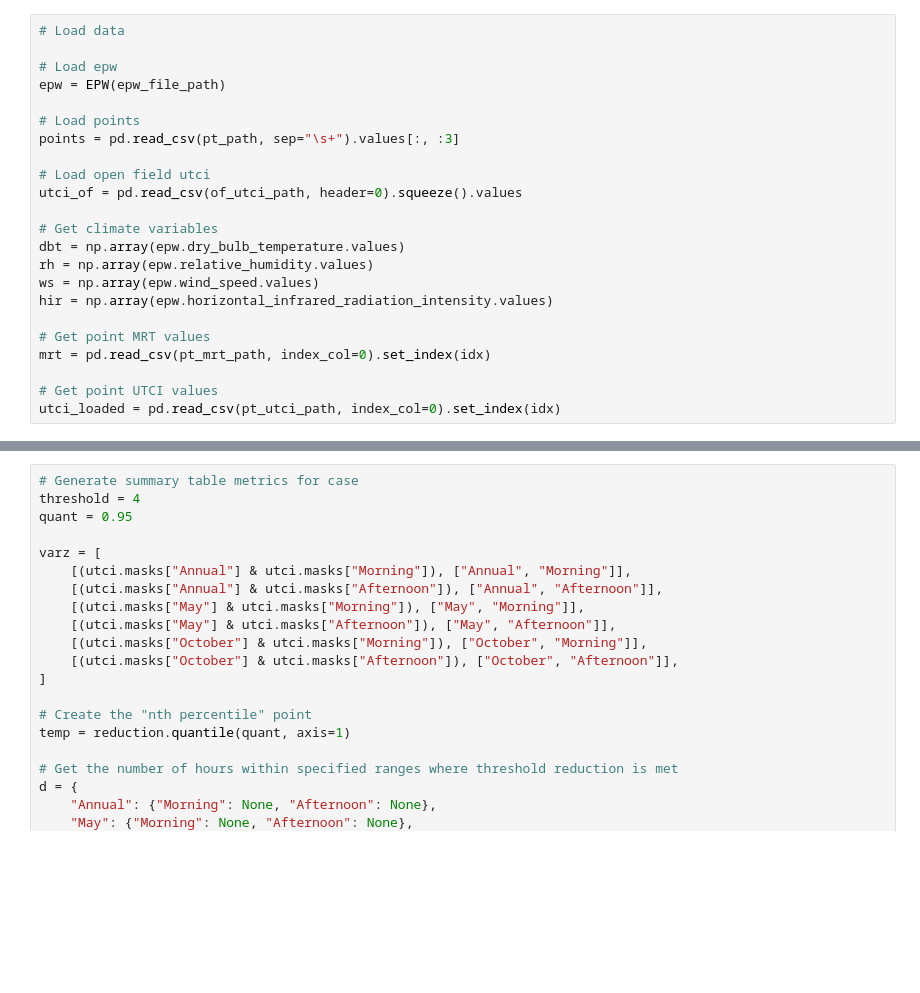
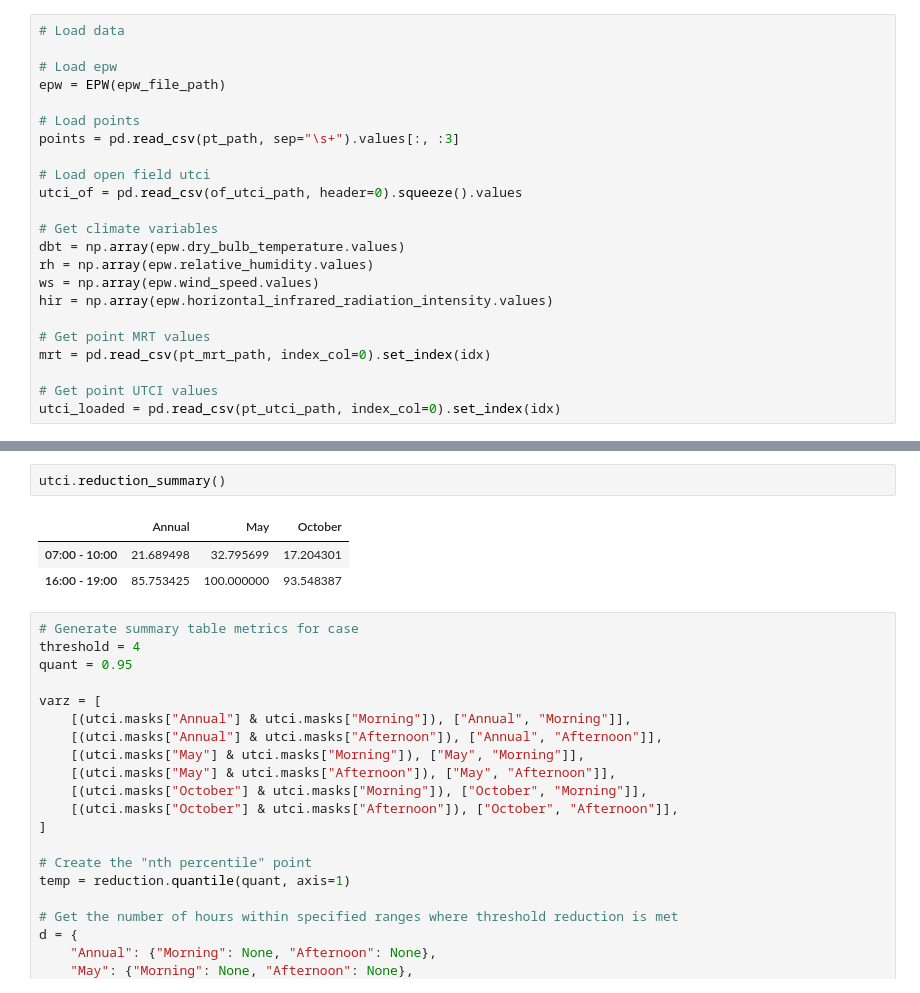
Before and after one commit to tg359/oshe, a Jupyter notebook: ReProcessResults_SummaryTable.ipynb, the cells around one changed output, grey strips where cells are left out. Cells and saved outputs as stored; diff of their text form; blank space fills up the shorter version.

```diff
--- a/ReProcessResults_SummaryTable.ipynb
+++ b/ReProcessResults_SummaryTable.ipynb
@@ -169,6 +139,12 @@ reduction = utci.df_utci_reduction
 # %% [output]
 Calculating UTCI comfort levels
 Calculating UTCI openfield reduction levels
+# %%
+utci.reduction_summary()
+# %% [output]
+|  | Annual | May | October |
+| 07:00 - 10:00 | 21.689498 | 32.795699 | 17.204301 |
+| 16:00 - 19:00 | 85.753425 | 100.000000 | 93.548387 |
 # %%
 # Generate summary table metrics for case
 threshold = 4
```
Also changed, not shown: parts of 3 cells of this notebook.
